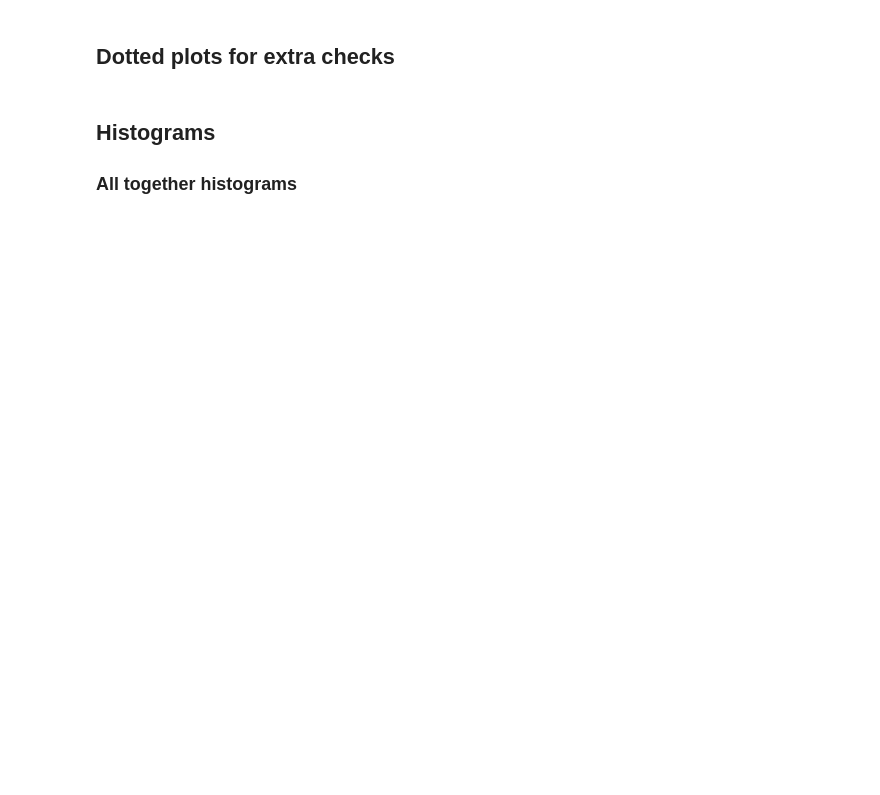
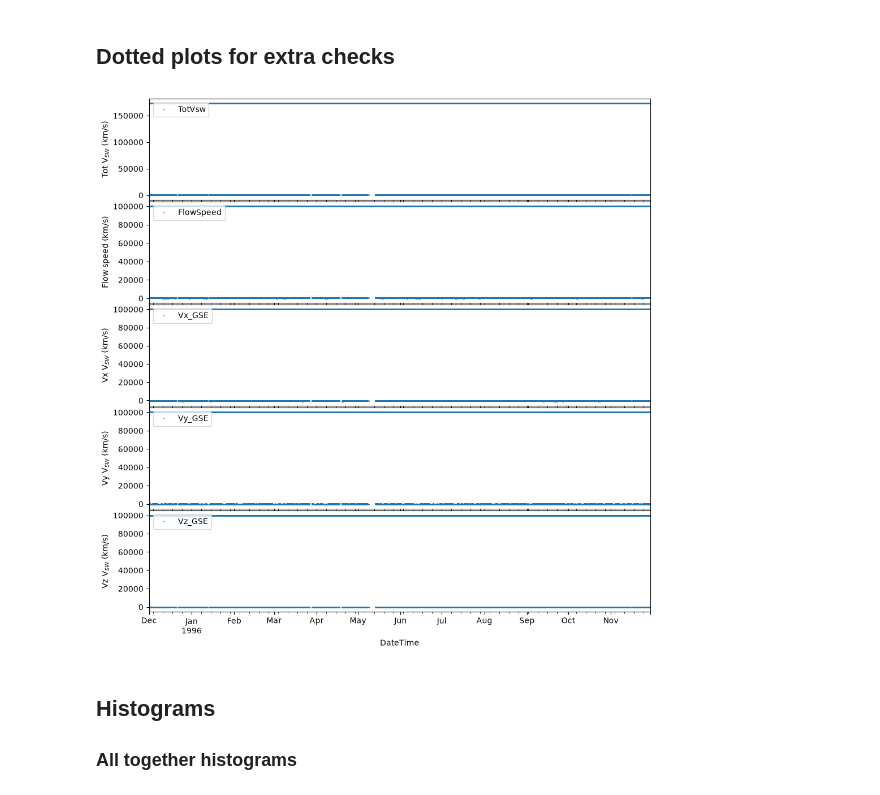
Before and after one commit to rahyndman/SolarWindCode, a Jupyter notebook: PlottingDataWindOnlyData.ipynb, the cells around one changed output. Cells and saved outputs as stored; diff of their text form; code cells hidden in the pictures; blank space fills up the shorter version.

```diff
--- a/PlottingDataWindOnlyData.ipynb
+++ b/PlottingDataWindOnlyData.ipynb
@@ -658,7 +642,9 @@ PlotBRemoveFiller(dataTSC24Max)
 # %% [markdown]
 ## Dotted plots for extra checks
 # %%
-# PlotVswDotted(dataTSFirstDates)
+PlotVswDotted(dataTSC23Min)
+# %% [output]
+[figure, added]
 # %% [markdown]
 ## Histograms
 
```
Also changed, not shown: parts of 6 cells of this notebook, 1 other file.
